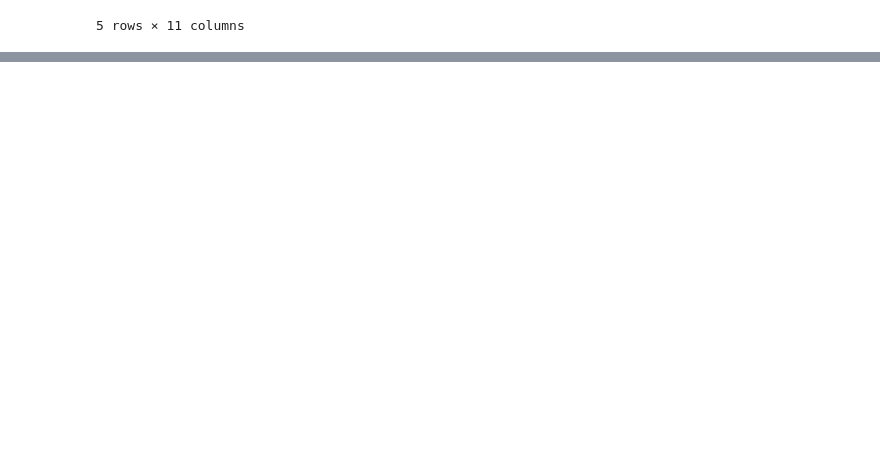
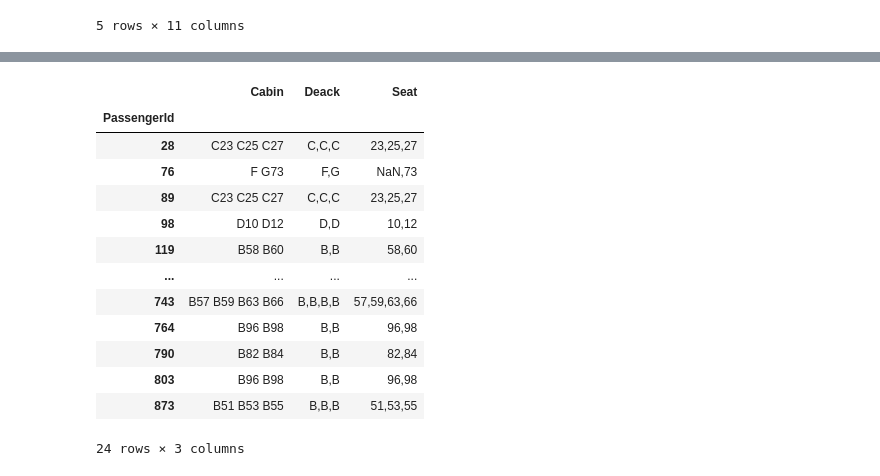
Before and after one commit to Sedinei/DSWP, a Jupyter notebook: NB_trabalhado/Titanic_NB10.ipynb, the cells around one changed output, grey strips where cells are left out. Saved outputs shown, nothing was run; the diff lists cells and outputs as text; code cells hidden in the pictures; blank space fills up the shorter version.

```diff
--- a/NB_trabalhado/Titanic_NB10.ipynb
+++ b/NB_trabalhado/Titanic_NB10.ipynb
@@ -96,0 +247,18 @@ Name: 1, Length: 11, dtype: object
+# %%
+# Verificando se os valores múltiplos de 'Cabin' foram corretamente trabalhados
+df_Titanic_WMV[df_Titanic_WMV['Cabin'].str.contains(r'\s+', na=False, regex=True)][['Cabin', 'Deack', 'Seat']]
+# %% [output]
+|  | Cabin | Deack | Seat |
+| PassengerId |  |  |  |
+| 28 | C23 C25 C27 | C,C,C | 23,25,27 |
+| 76 | F G73 | F,G | NaN,73 |
+| 89 | C23 C25 C27 | C,C,C | 23,25,27 |
+| 98 | D10 D12 | D,D | 10,12 |
+| 119 | B58 B60 | B,B | 58,60 |
+| ... | ... | ... | ... |
+| 743 | B57 B59 B63 B66 | B,B,B,B | 57,59,63,66 |
+| 764 | B96 B98 | B,B | 96,98 |
+| 790 | B82 B84 | B,B | 82,84 |
+| 803 | B96 B98 | B,B | 96,98 |
+| 873 | B51 B53 B55 | B,B,B | 51,53,55 |
+24 rows × 3 columns
```
Also changed, not shown: parts of 39 cells of this notebook.
